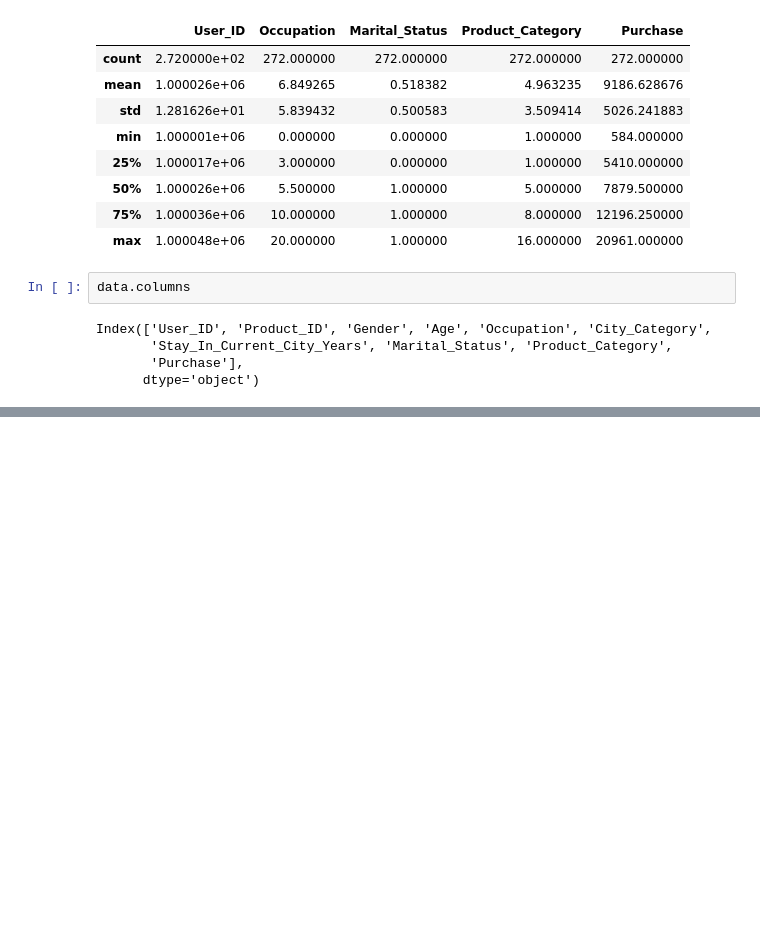
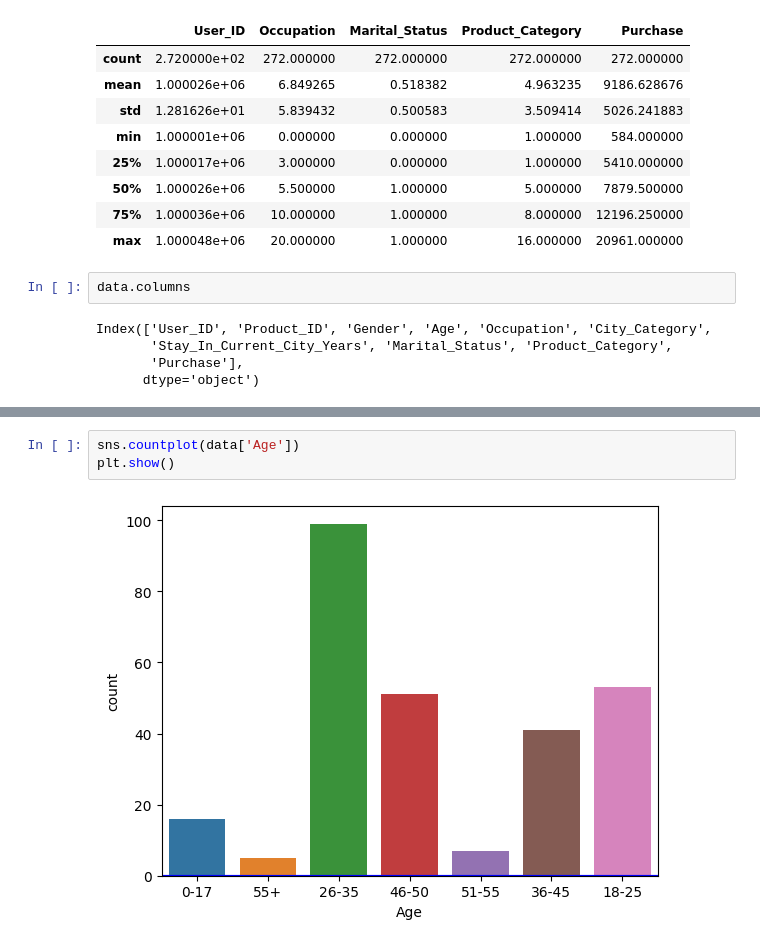
Before and after one commit to JoeJoyal/python-basic, a Jupyter notebook: E-commerce/experiment.ipynb, the cells around one changed output, grey strips where cells are left out. Cells and saved outputs as stored; diff of their text form; blank space fills up the shorter version.

```diff
--- a/E-commerce/experiment.ipynb
+++ b/E-commerce/experiment.ipynb
@@ -41,0 +78,5 @@ import seaborn as sns
+# %%
+sns.countplot(data['Age'])
+plt.show()
+# %% [output]
+[figure, added]
```
Also changed, not shown: parts of 11 cells of this notebook, 1 other file.
